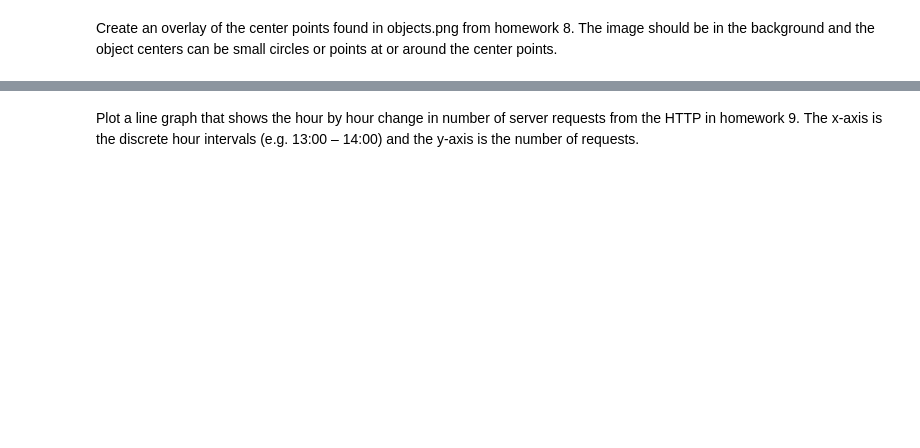
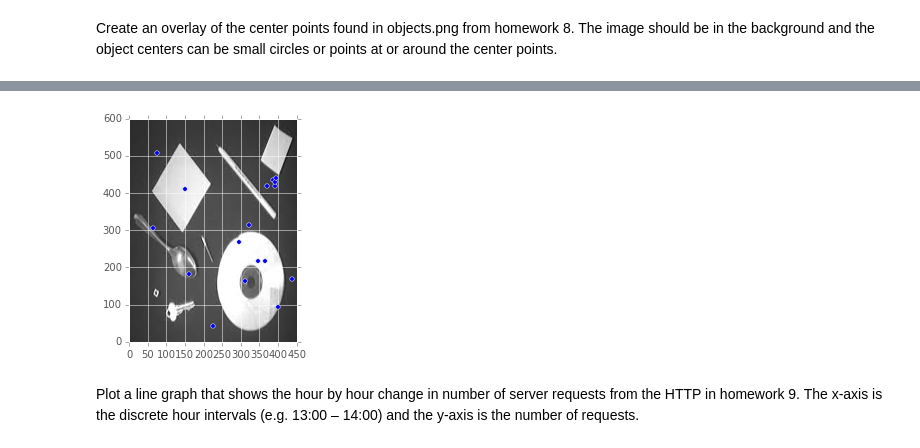
Before and after one commit to jhamski/IS602-Assignments-Fall2015, a Jupyter notebook: IS602_Assignment_10/IS602--Assignment-10--James Hamski.ipynb, the cells around one changed output, grey strips where cells are left out. Cells and saved outputs as stored; diff of their text form; code cells hidden in the pictures; blank space fills up the shorter version.

```diff
--- a/IS602_Assignment_10/IS602--Assignment-10--James Hamski.ipynb
+++ b/IS602_Assignment_10/IS602--Assignment-10--James Hamski.ipynb
@@ -54,2 +96,8 @@ Create an overlay of the center points found in objects.png from homework 8.  Th
+# %%
+plt.scatter(centers['x'],centers['y'],zorder=1)
+plt.imshow(objects, zorder=0, extent=[0, 450, 0, 600])
+plt.show()
+# %% [output]
+[figure, added]
 # %% [markdown]
 Plot a line graph that shows the hour by hour change in number of server requests from the HTTP in homework 9.  The x-axis is the discrete hour intervals (e.g. 13:00 – 14:00) and the y-axis is the number of requests.
```
Also changed, not shown: parts of 12 cells of this notebook, 2 other files.
